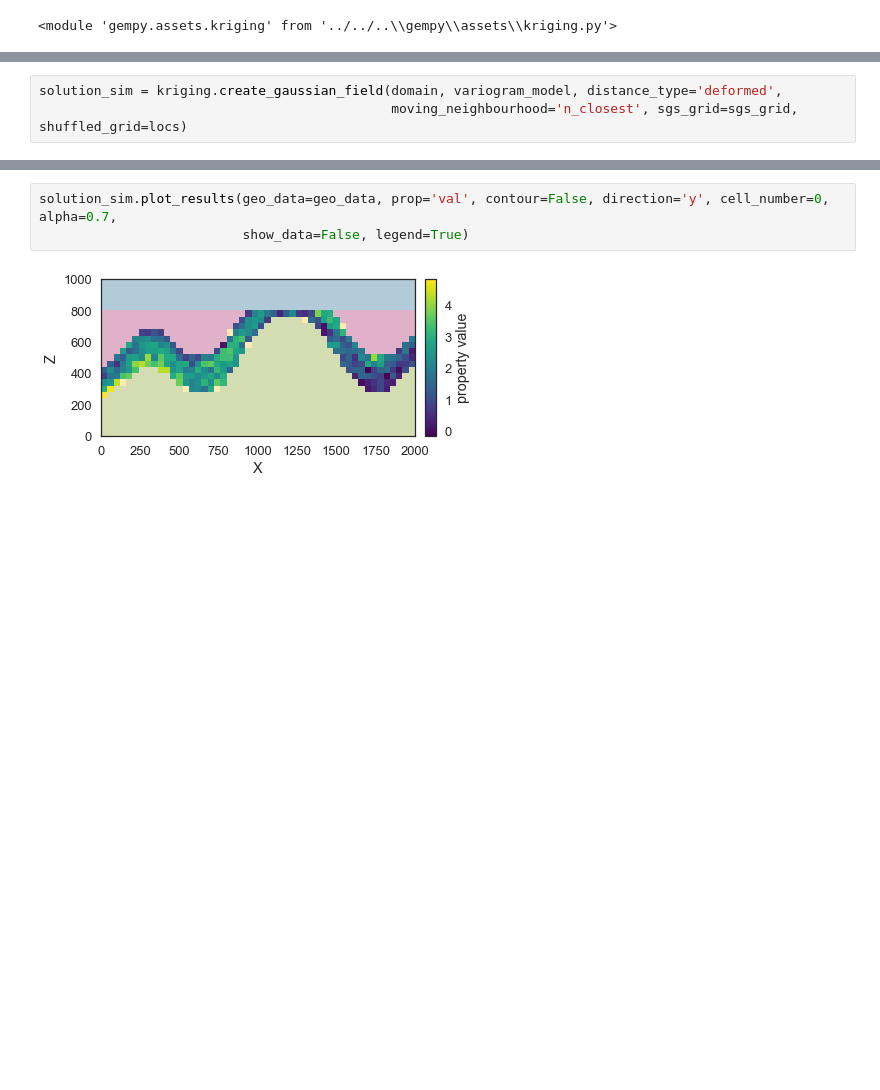
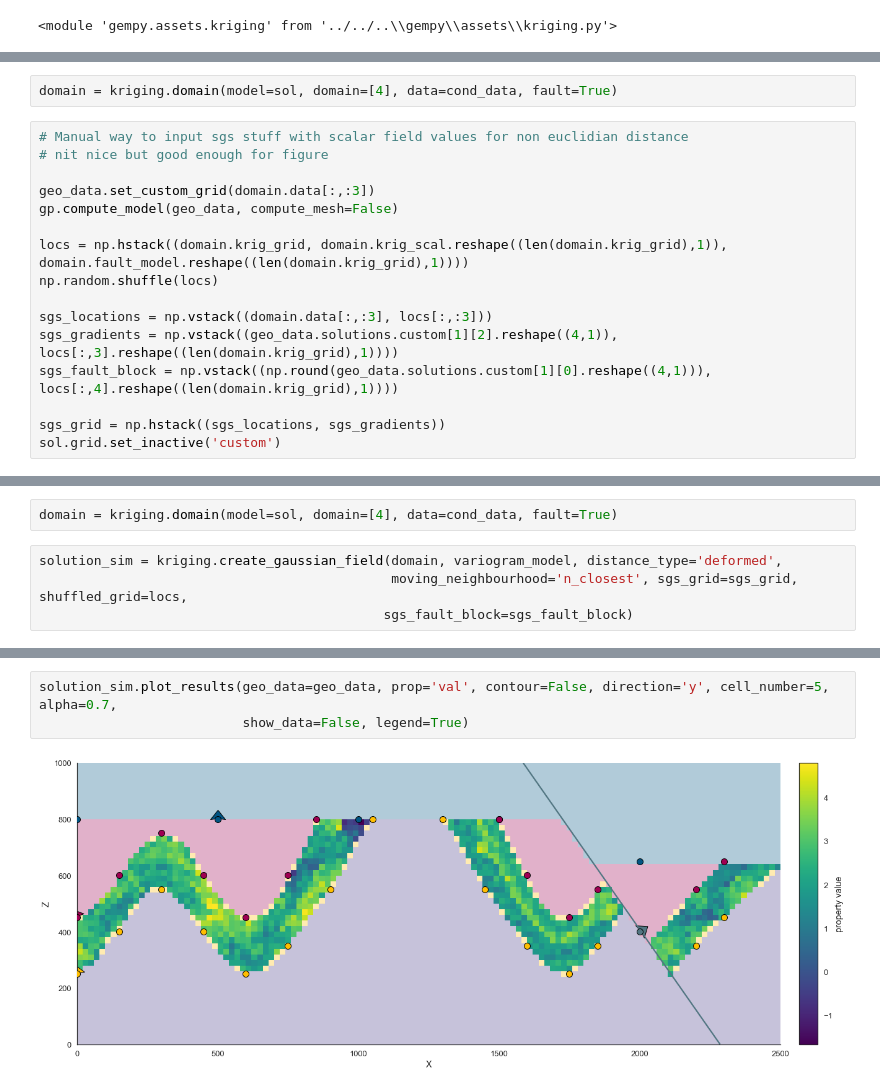
Before and after one commit to rubensdmp/gempy, a Jupyter notebook: notebooks/experimental/kriging_examples/Model for figure.ipynb, the cells around one changed output, grey strips where cells are left out. Saved outputs shown, nothing was run; the diff lists cells and outputs as text; blank space fills up the shorter version.

```diff
--- a/notebooks/experimental/kriging_examples/Model for figure.ipynb
+++ b/notebooks/experimental/kriging_examples/Model for figure.ipynb
@@ -118,0 +107,18 @@ importlib.reload(kriging)
+# %%
+domain = kriging.domain(model=sol, domain=[4], data=cond_data, fault=True)
+# %%
+# Manual way to input sgs stuff with scalar field values for non euclidian distance
+# nit nice but good enough for figure
+
+geo_data.set_custom_grid(domain.data[:,:3])
+gp.compute_model(geo_data, compute_mesh=False)
+
+locs = np.hstack((domain.krig_grid, domain.krig_scal.reshape((len(domain.krig_grid),1)), domain.fault_model.reshape((len(domain.krig_grid),1))))
+np.random.shuffle(locs)
+
+sgs_locations = np.vstack((domain.data[:,:3], locs[:,:3]))
+sgs_gradients = np.vstack((geo_data.solutions.custom[1][2].reshape((4,1)), locs[:,3].reshape((len(domain.krig_grid),1))))
+sgs_fault_block = np.vstack((np.round(geo_data.solutions.custom[1][0].reshape((4,1))), locs[:,4].reshape((len(domain.krig_grid),1))))
+
+sgs_grid = np.hstack((sgs_locations, sgs_gradients))
+sol.grid.set_inactive('custom')
@@ -119,4 +128,7 @@ importlib.reload(kriging)
+# %%
+domain = kriging.domain(model=sol, domain=[4], data=cond_data, fault=True)
 # %%
 solution_sim = kriging.create_gaussian_field(domain, variogram_model, distance_type='deformed',
-                                             moving_neighbourhood='n_closest', sgs_grid=sgs_grid, shuffled_grid=locs)
+                                             moving_neighbourhood='n_closest', sgs_grid=sgs_grid, shuffled_grid=locs,
+                                            sgs_fault_block=sgs_fault_block)
 # %% [output]
@@ -124,6 +136,6 @@ solution_sim = kriging.create_gaussian_field(domain, variogram_model, distance_t
 # %%
-solution_sim.plot_results(geo_data=geo_data, prop='val', contour=False, direction='y', cell_number=0, alpha=0.7,
+solution_sim.plot_results(geo_data=geo_data, prop='val', contour=False, direction='y', cell_number=5, alpha=0.7,
                           show_data=False, legend=True)
 # %% [output]
-[figure, old version]
+[figure, new version]
 # %%
```
Also changed, not shown: parts of 19 cells of this notebook, 9 other files.
